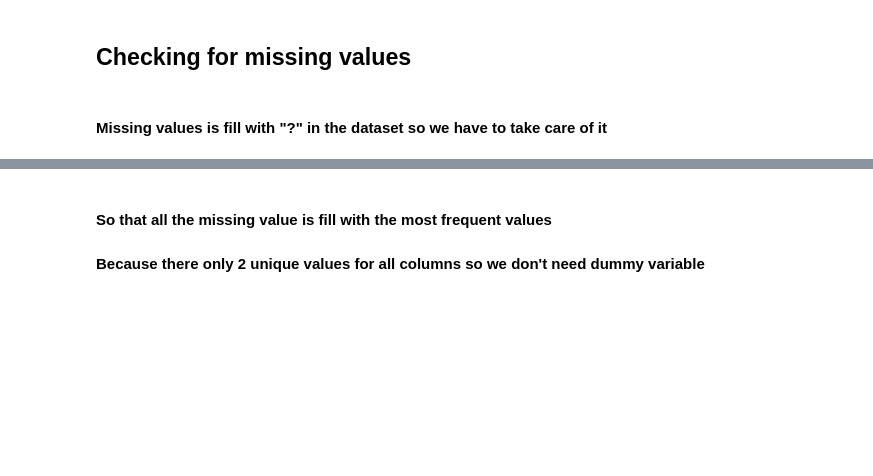
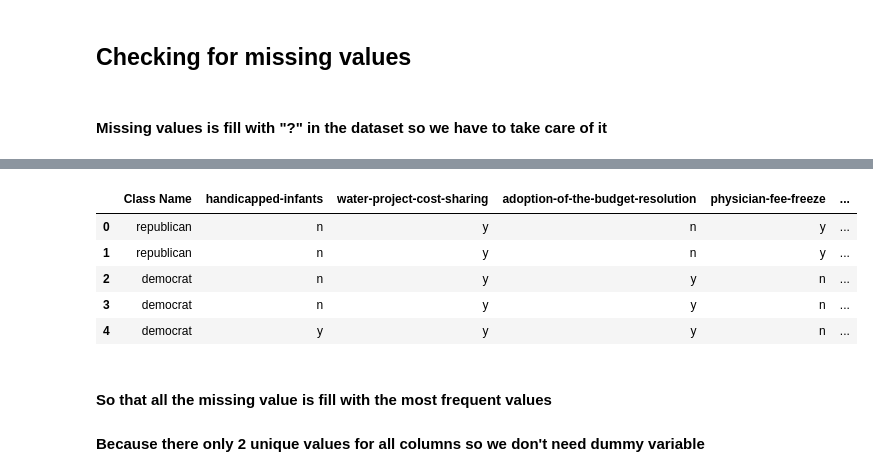
Before and after one commit to tranduckhoatcu/Data-Mining-Assignment, a Jupyter notebook: Data Mining Assignment.ipynb, the cells around one changed output, grey strips where cells are left out. Cells and saved outputs as stored; diff of their text form; code cells hidden in the pictures; blank space fills up the shorter version.

```diff
--- a/Data Mining Assignment.ipynb
+++ b/Data Mining Assignment.ipynb
@@ -124,3 +230,17 @@ display(dataset)
+# %%
+## replace "?" value to most frequent values in each columns
+from sklearn.impute import SimpleImputer
+imputer = SimpleImputer(missing_values = "?" , strategy = 'most_frequent',verbose=0)
+imputer = imputer.fit(dataset.iloc[:,1:])
+dataset.iloc[:, 1:] = imputer.transform(dataset.iloc[:, 1:])
+display(dataset.head())
+# %% [output]
+|  | Class Name | handicapped-infants | water-project-cost-sharing | adoption-of-the-budget-resolution | physician-fee-freeze | ... |
+| 0 | republican | n | y | n | y | ... |
+| 1 | republican | n | y | n | y | ... |
+| 2 | democrat | n | y | y | n | ... |
+| 3 | democrat | n | y | y | n | ... |
+| 4 | democrat | y | y | y | n | ... |
 # %% [markdown]
 #### So that all the missing value is fill with the most frequent values
 #### Because there only 2 unique values for all columns so we don't need dummy variable
```
Also changed, not shown: parts of 50 cells of this notebook.
